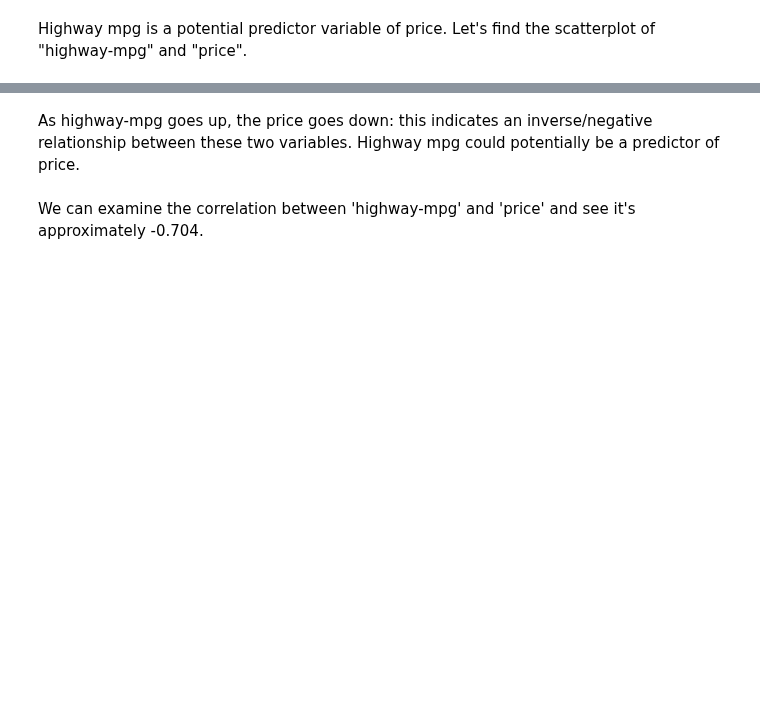
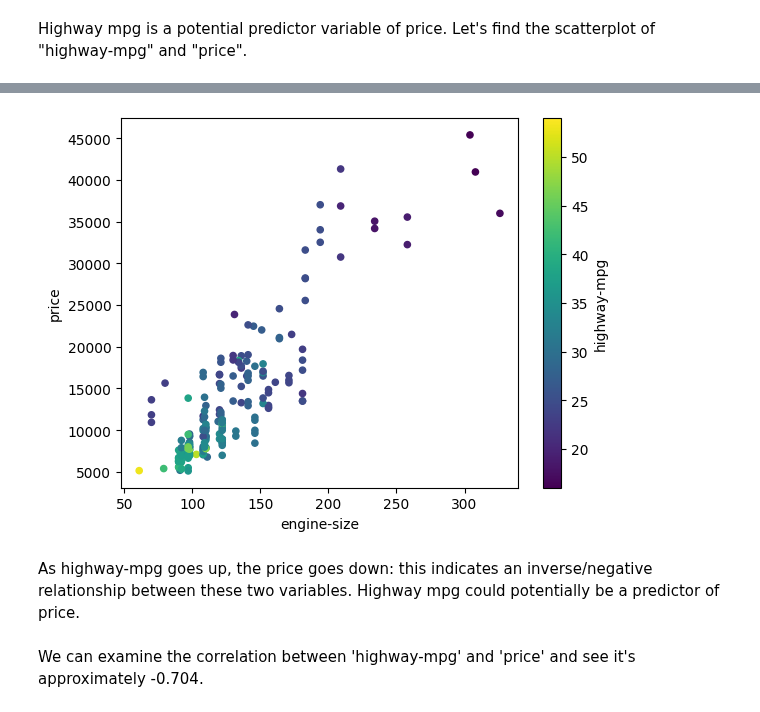
Before and after one commit to sammizewskiperscholas/pandas_demos, a Jupyter notebook: coursera_labs/DA0101EN-3-Review-Exploratory-Data-Analysis.ipynb, the cells around one changed output, grey strips where cells are left out. Cells and saved outputs as stored; diff of their text form; code cells hidden in the pictures; blank space fills up the shorter version.

```diff
--- a/coursera_labs/DA0101EN-3-Review-Exploratory-Data-Analysis.ipynb
+++ b/coursera_labs/DA0101EN-3-Review-Exploratory-Data-Analysis.ipynb
@@ -120,3 +191,10 @@ Highway mpg is a potential predictor variable of price. Let's find the scatterpl
+# %%
+ax2 = df.plot.scatter(x='engine-size',
+                      y='price',
+                      c='highway-mpg',
+                      colormap='viridis')
+# %% [output]
+[figure, added]
 # %% [markdown]
 <p>As highway-mpg goes up, the price goes down: this indicates an inverse/negative relationship between these two variables. Highway mpg could potentially be a predictor of price.</p>
 # %% [markdown]
```
Also changed, not shown: parts of 29 cells of this notebook, 4 other files.
